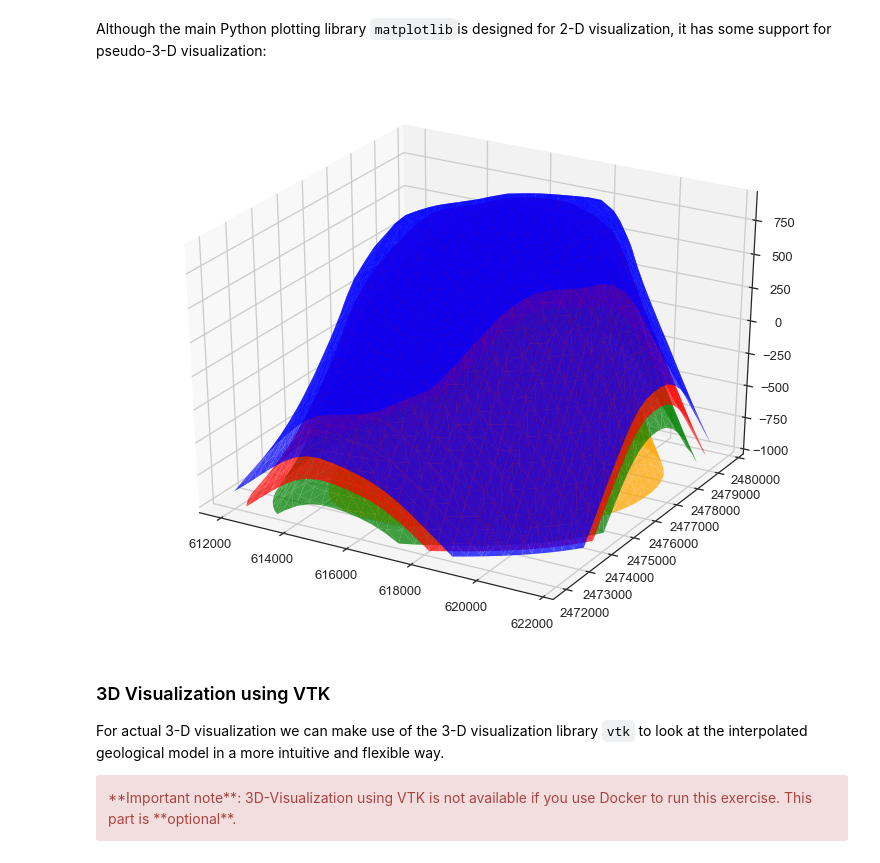
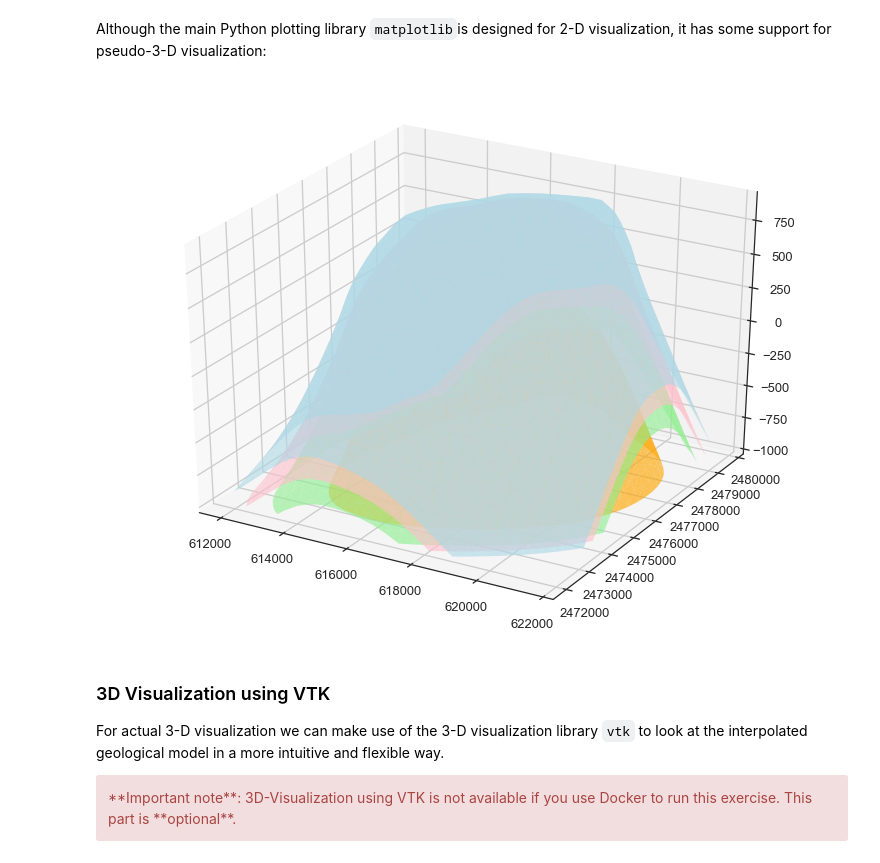
Before and after one commit to cgre-aachen/remote-geomod, a Jupyter notebook: notebooks/03_geological_modeling.ipynb, the cells around one changed output. Drawn from its saved outputs; the diff is of its cells as text; code cells hidden in the pictures.

```diff
--- a/notebooks/03_geological_modeling.ipynb
+++ b/notebooks/03_geological_modeling.ipynb
@@ -121,12 +121,12 @@ Although the main Python plotting library `matplotlib`is designed for 2-D visual
 # %%
 fig = plt.figure(figsize=(13,10))
 ax = fig.add_subplot(111, projection='3d')
-cs = ["blue", "red", "green", "orange"]
+cs = ["lightblue", "pink", "lightgreen", "orange"]
 for i in range(4):
     surf = ax.plot_trisurf(vertices[i][:,0], vertices[i][:,1], vertices[i][:,2],
-                           color=cs[i], linewidth=0, alpha=0.75, shade=False)
+                           color=cs[i], linewidth=0, alpha=0.65, shade=False)
 # %% [output]
-[figure, old version]
+[figure, new version]
 # %% [markdown]
 ### 3D Visualization using VTK
 
```
Also changed, not shown: parts of 3 cells of this notebook, 1 other file.
